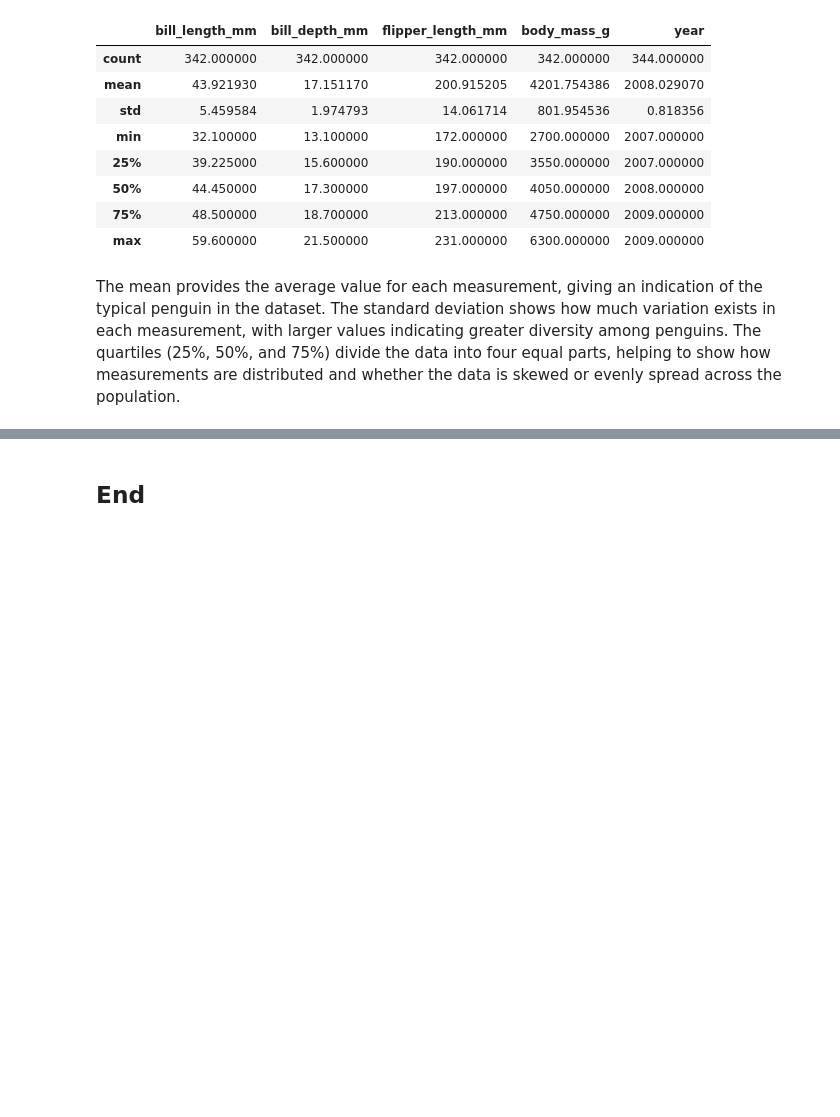
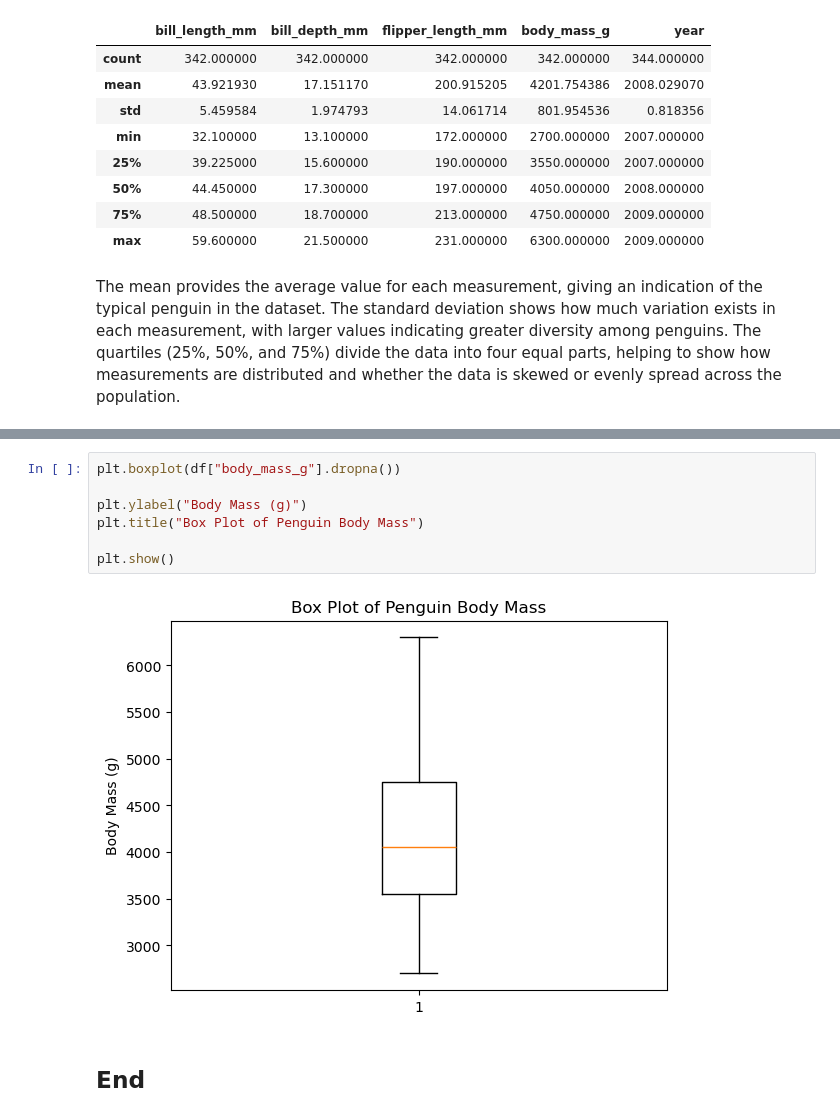
Before and after one commit to leahchristina/principles-of-data-analytics-atu, a Jupyter notebook: problems.ipynb, the cells around one changed output, grey strips where cells are left out. Drawn from its saved outputs; the diff is of its cells as text; blank space fills up the shorter version.

```diff
--- a/problems.ipynb
+++ b/problems.ipynb
@@ -41,2 +53,11 @@ The quartiles (25%, 50%, and 75%) divide the data into four equal parts, helping
+# %%
+plt.boxplot(df["body_mass_g"].dropna())
+
+plt.ylabel("Body Mass (g)")
+plt.title("Box Plot of Penguin Body Mass")
+
+plt.show()
+# %% [output]
+[figure, added]
 # %% [markdown]
 ## End
```
Also changed, not shown: parts of 2 cells of this notebook.
